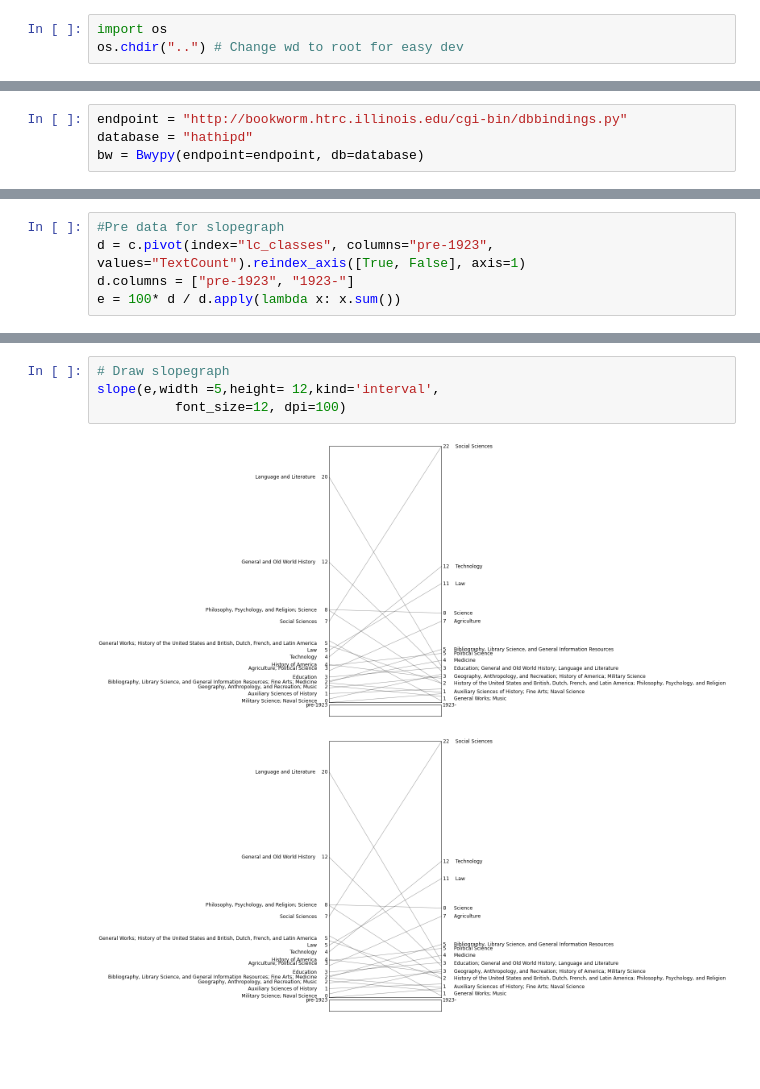
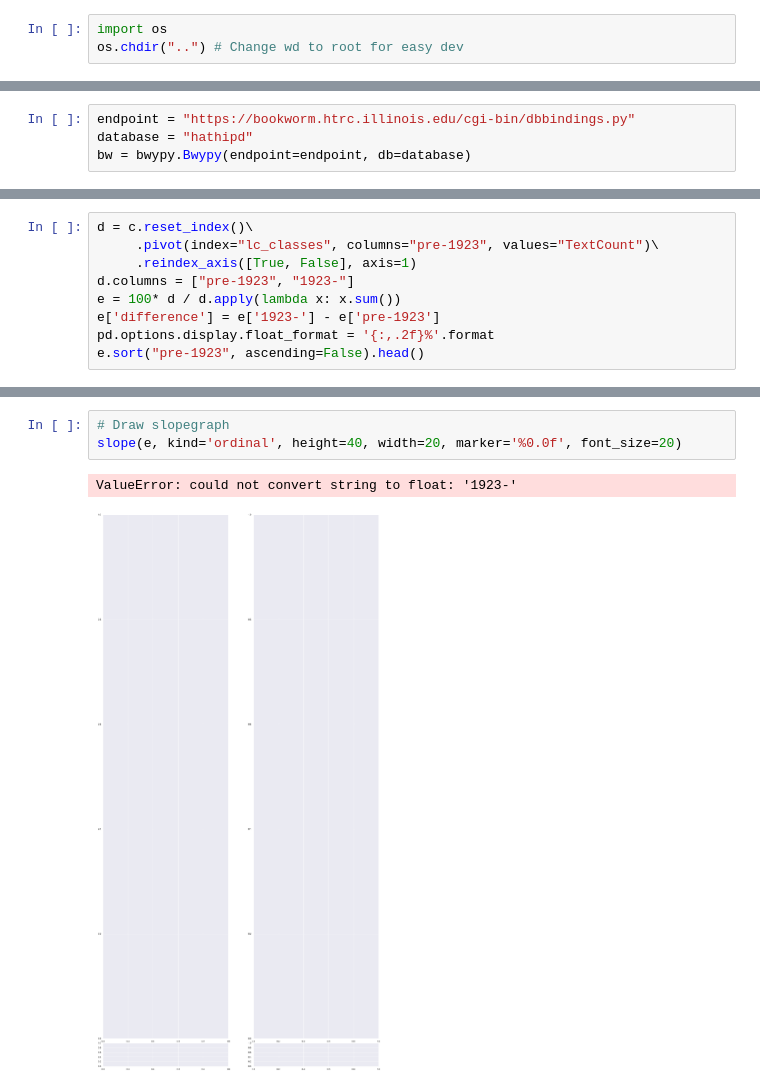
Before and after one commit to organisciak/BookwormPython, a Jupyter notebook: notebooks/UnderstandingTheCollection.ipynb, the cells around one changed output, grey strips where cells are left out. Cells and saved outputs as stored; diff of their text form; blank space fills up the shorter version.

```diff
--- a/notebooks/UnderstandingTheCollection.ipynb
+++ b/notebooks/UnderstandingTheCollection.ipynb
@@ -16,4 +24,4 @@ logger.setLevel(logging.DEBUG)
 # %%
-endpoint = "http://bookworm.htrc.illinois.edu/cgi-bin/dbbindings.py"
+endpoint = "https://bookworm.htrc.illinois.edu/cgi-bin/dbbindings.py"
 database = "hathipd"
-bw = Bwypy(endpoint=endpoint, db=database)
+bw = bwypy.Bwypy(endpoint=endpoint, db=database)
@@ -84,5 +96,9 @@ from plotSlope import slope
 # %%
-#Pre data for slopegraph
-d = c.pivot(index="lc_classes", columns="pre-1923", values="TextCount").reindex_axis([True, False], axis=1)
+d = c.reset_index()\
+     .pivot(index="lc_classes", columns="pre-1923", values="TextCount")\
+     .reindex_axis([True, False], axis=1)
 d.columns = ["pre-1923", "1923-"]
 e = 100* d / d.apply(lambda x: x.sum())
+e['difference'] = e['1923-'] - e['pre-1923']
+pd.options.display.float_format = '{:,.2f}%'.format
+e.sort("pre-1923", ascending=False).head()
@@ -89,10 +138,9 @@ e = 100* d / d.apply(lambda x: x.sum())
 # %%
 # Draw slopegraph
-slope(e,width =5,height= 12,kind='interval',
-          font_size=12, dpi=100)
+slope(e, kind='ordinal', height=40, width=20, marker='%0.0f', font_size=20)
 # %% [output]
+ValueError: could not convert string to float: '1923-'
-[figure, old version]
+[figure, new version]
-[figure, removed]
 # %%
 # Look at Class proportions by decade, leading to 1923
 a.sort("TextCount", ascending=False).head()
```
Also changed, not shown: parts of 21 cells of this notebook, 6 other files.
